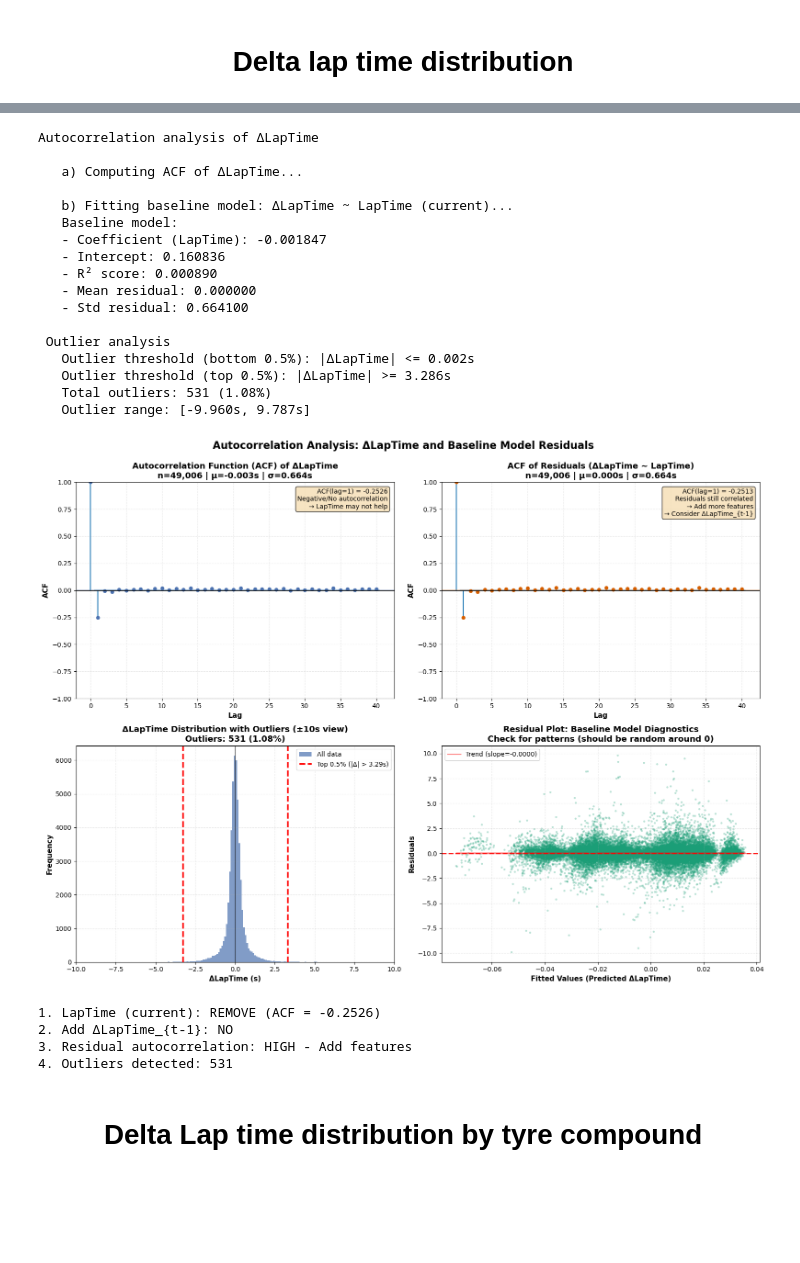
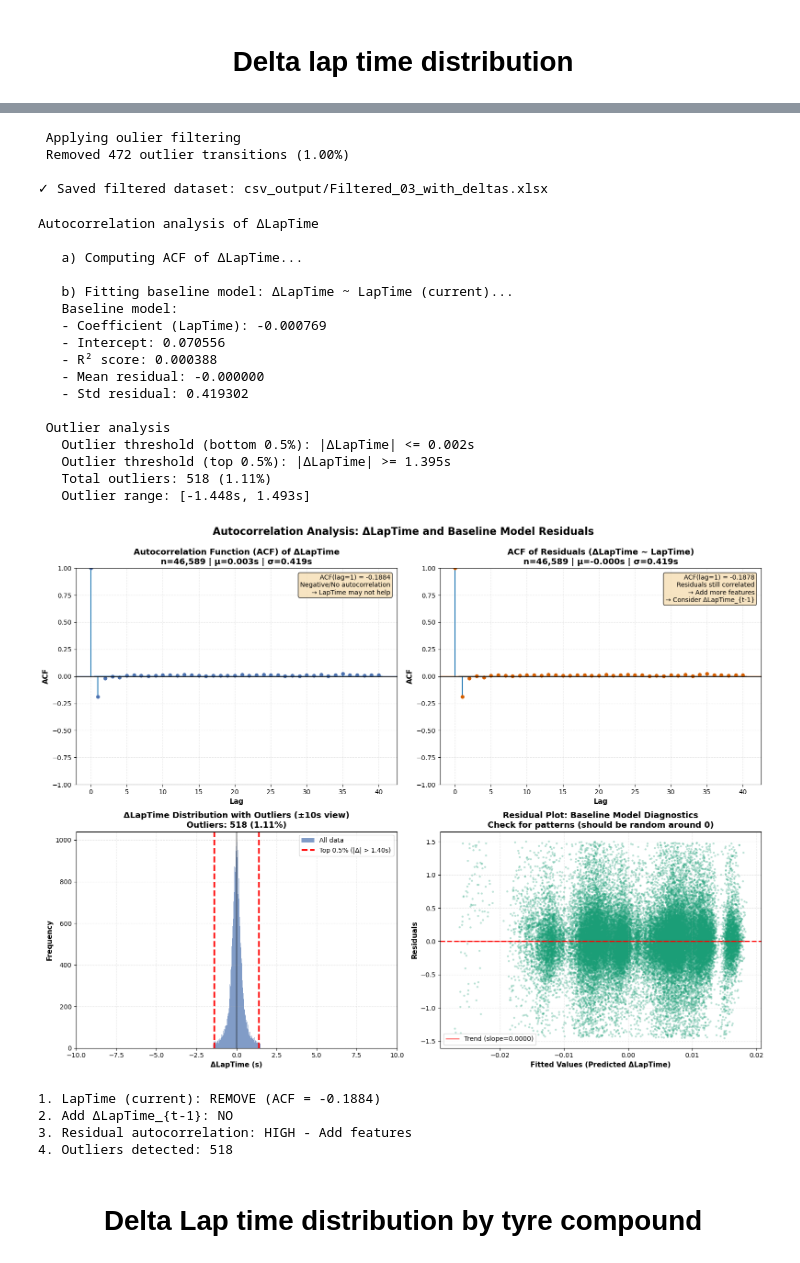
Before and after one commit to jacopo887/ADA_project_JS, a Jupyter notebook: actualstuff.ipynb, the cells around one changed output, grey strips where cells are left out. Drawn from its saved outputs; the diff is of its cells as text; code cells hidden in the pictures; blank space fills up the shorter version.

```diff
--- a/actualstuff.ipynb
+++ b/actualstuff.ipynb
@@ -1174,3 +1049,30 @@ Found 59 extreme outliers where |ΔLapTime| > 5.0s
+# %%
+
+print(f"\n Applying oulier filtering")
+
+# Remove top/bottom 0.5% (1% total)
+outlier_percentile = 0.005
+delta_full = df_pairs['delta_laptime'].dropna()
+lower_thresh = delta_full.quantile(outlier_percentile)
+upper_thresh = delta_full.quantile(1 - outlier_percentile)
+
+# Filter dataset
+df_pairs_original = df_pairs.copy()  # Keep original for reference
+df_pairs = df_pairs[(df_pairs['delta_laptime'] >= lower_thresh) &
+                    (df_pairs['delta_laptime'] <= upper_thresh)].copy()
+
+n_removed = len(df_pairs_original) - len(df_pairs)
+print(f" Removed {n_removed:,} outlier transitions ({n_removed/len(df_pairs_original)*100:.2f}%)")
+
+df_pairs.to_excel('csv_output/Filtered_03_with_deltas.xlsx', index=False)
+print(f"\n✓ Saved filtered dataset: csv_output/Filtered_03_with_deltas.xlsx")
+
+n_removed = len(df_pairs_original) - len(df_pairs)
+# %% [output]
+ Applying oulier filtering
+ Removed 472 outlier transitions (1.00%)
+
+✓ Saved filtered dataset: csv_output/Filtered_03_with_deltas.xlsx
 # %%
 print("Autocorrelation analysis of ΔLapTime")
 
@@ -1293,47 +1195,49 @@ axes[1, 1].set_title('Residual Plot: Baseline Model Diagnostics\n'
                      fontsize=13, fontweight='bold')
 axes[1, 1].grid(True, alpha=0.3, linestyle='--')
 
 # Add trend line
-slope, intercept, r_value, p_value, std_err = stats.linregress(y_pred, residuals)
+# Add trend line
+from scipy.stats import linregress as scipy_linregress
+slope, intercept, r_value, p_value, std_err = scipy_linregress(y_pred, residuals)
 line = slope * y_pred + intercept
 axes[1, 1].plot(y_pred, line, 'r-', linewidth=2, alpha=0.5,
                label=f'Trend (slope={slope:.4f})')
 axes[1, 1].legend(fontsize=10)
 
 fig.suptitle('Autocorrelation Analysis: ΔLapTime and Baseline Model Residuals',
             fontsize=16, fontweight='bold', y=0.995)
 plt.tight_layout()
 plt.savefig('figures/autocorrelation_analysis.pdf', dpi=300, bbox_inches='tight')
 plt.show()
 
 
 print(f"1. LapTime (current): {'KEEP' if acf_lag1 > 0 else 'REMOVE'} (ACF = {acf_lag1:.4f})")
 print(f"2. Add ΔLapTime_{{t-1}}: {'YES' if acf_lag1 > 0.1 else 'MAYBE' if acf_lag1 > 0 else 'NO'}")
 print(f"3. Residual autocorrelation: {'LOW - Good model' if abs(acf_res_lag1) < 0.05 else 'HIGH - Add features'}")
 print(f"4. Outliers detected: {len(outliers):,}")
 # %% [output]
 Autocorrelation analysis of ΔLapTime
 
    a) Computing ACF of ΔLapTime...
 
    b) Fitting baseline model: ΔLapTime ~ LapTime (current)...
    Baseline model:
-   - Coefficient (LapTime): -0.001847
-   - Intercept: 0.160836
-   - R² score: 0.000890
-   - Mean residual: 0.000000
-   - Std residual: 0.664100
+   - Coefficient (LapTime): -0.000769
+   - Intercept: 0.070556
+   - R² score: 0.000388
+   - Mean residual: -0.000000
+   - Std residual: 0.419302
 
  Outlier analysis
    Outlier threshold (bottom 0.5%): |ΔLapTime| <= 0.002s
-   Outlier threshold (top 0.5%): |ΔLapTime| >= 3.286s
-   Total outliers: 531 (1.08%)
-   Outlier range: [-9.960s, 9.787s]
+   Outlier threshold (top 0.5%): |ΔLapTime| >= 1.395s
+   Total outliers: 518 (1.11%)
+   Outlier range: [-1.448s, 1.493s]
-[figure, old version]
+[figure, new version]
-1. LapTime (current): REMOVE (ACF = -0.2526)
+1. LapTime (current): REMOVE (ACF = -0.1884)
 2. Add ΔLapTime_{t-1}: NO
 3. Residual autocorrelation: HIGH - Add features
-4. Outliers detected: 531
+4. Outliers detected: 518
 # %% [markdown]
 <h1><center> Delta Lap time distribution by tyre compound </center></h1>
 # %%
```
Also changed, not shown: parts of 16 cells of this notebook, 10 other files.
